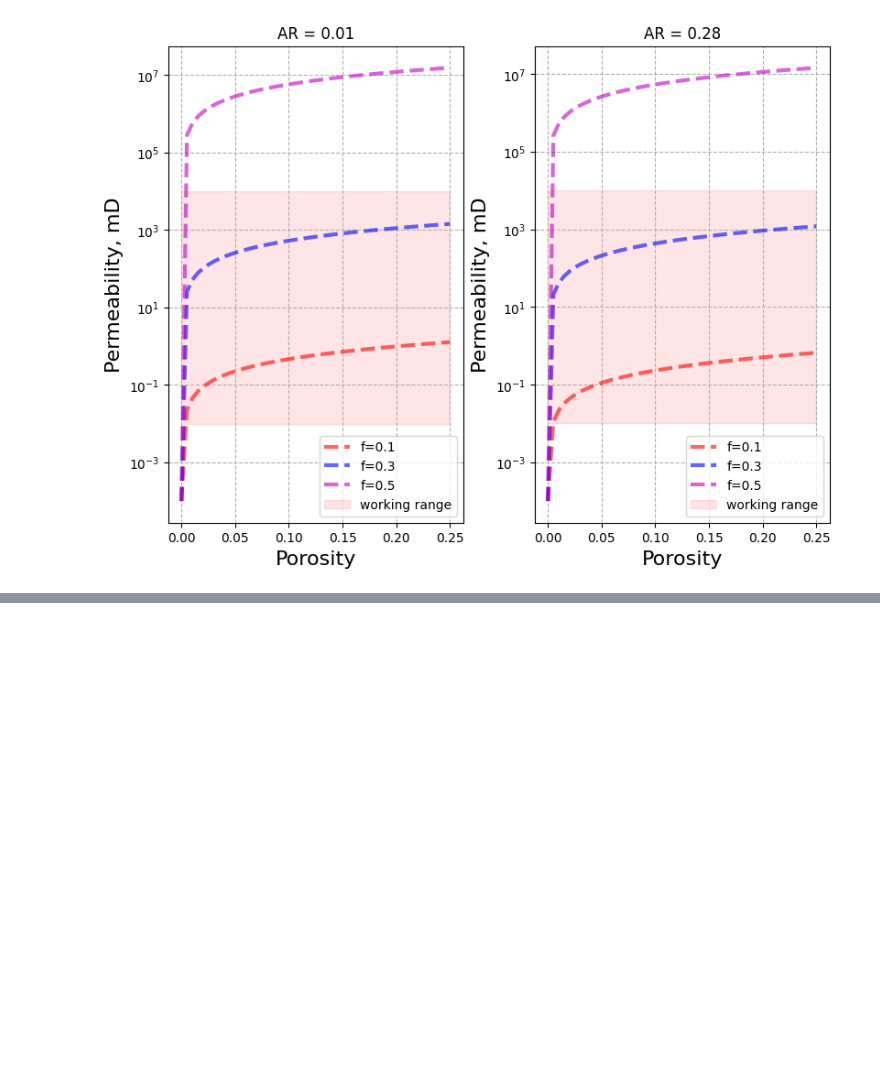
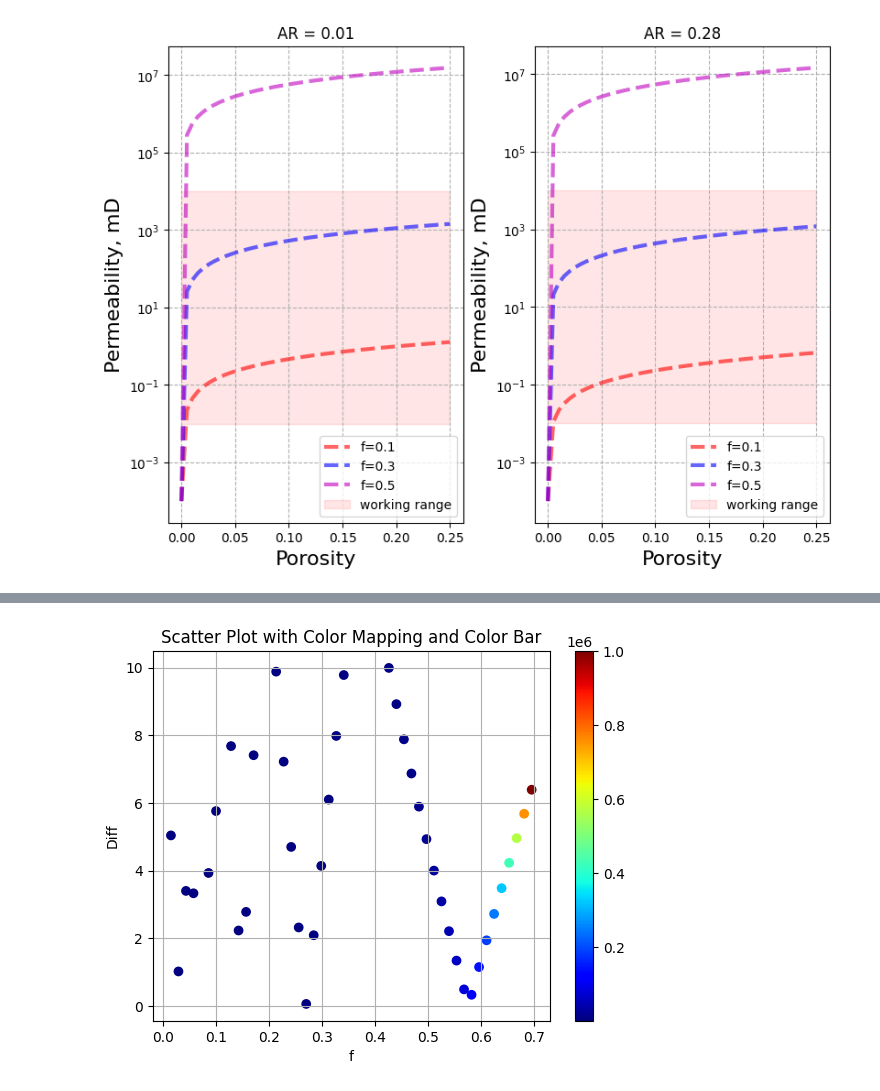
Before and after one commit to MariiaKalinina/Elasticity, a Jupyter notebook: Permeability_from_TC.ipynb, the cells around one changed output, grey strips where cells are left out. Cells and saved outputs as stored; diff of their text form; code cells hidden in the pictures; blank space fills up the shorter version.

```diff
--- a/Permeability_from_TC.ipynb
+++ b/Permeability_from_TC.ipynb
@@ -829,0 +844,5 @@ porosity, exp_permeability, ar_pore, ar_pore_initial
+# %%
+kmin, kmax, kreal = 0.0169466, 2393.99, exp_permeability
+fmax = 1 - (np.log(kmax/kreal)/np.log(kmax/kmin))
+print(f"fmax: {np.round(fmax, 2)}")
+print(f"k/φ {np.round(kreal/porosity, 2)}")
@@ -830,6 +852,6 @@ porosity, exp_permeability, ar_pore, ar_pore_initial
 # %%
 fluid_perm_list = np.logspace(0, 6, num=50, base=10)
-f_list = np.linspace(0., 0.5, 50)
+f_list = np.linspace(0., fmax, 50)
 
 calculation_perm =[]
 
@@ -846,5 +864,7 @@ len(calculation_perm)
 # %%
 results = pd.DataFrame()
+results['Sample'] = [data["Sample"][idx]]*2500
+results['Porosity'] = [data["Porosity,%"][idx]]*2500
 results['Fluid perm'] = list(fluid_perm_list) * 50
 results['f'] = list(f_list) * 50
 results['Calculatioin perm'] = calculation_perm
@@ -862,0 +874,4 @@ results[:3]
+# %%
+results = results.sort_values(by=f'Diff')
+filtered_results = results[results['Diff'] < 10]
+filtered_results.to_csv(f'{data["Sample"][idx]}.csv', index=False)  # This will save the DataFrame to a CSV file without including the index
@@ -862,0 +887,16 @@ results[:3]
+# %%
+# Create a scatter plot with color mapping and a color bar
+scatter = plt.scatter(filtered_results['f'], filtered_results['Diff'], c=filtered_results['Fluid perm'], cmap='jet', marker='o')
+
+plt.colorbar(scatter)  # Add color bar to the plot
+
+# Add labels and title
+plt.xlabel('f')
+plt.ylabel('Diff')
+plt.title('Scatter Plot with Color Mapping and Color Bar')
+# plt.yscale("log")
+plt.grid(True, which="both", ls="-")
+
+plt.show()
+# %% [output]
+[figure, added]
```
Also changed, not shown: parts of 10 cells of this notebook.
